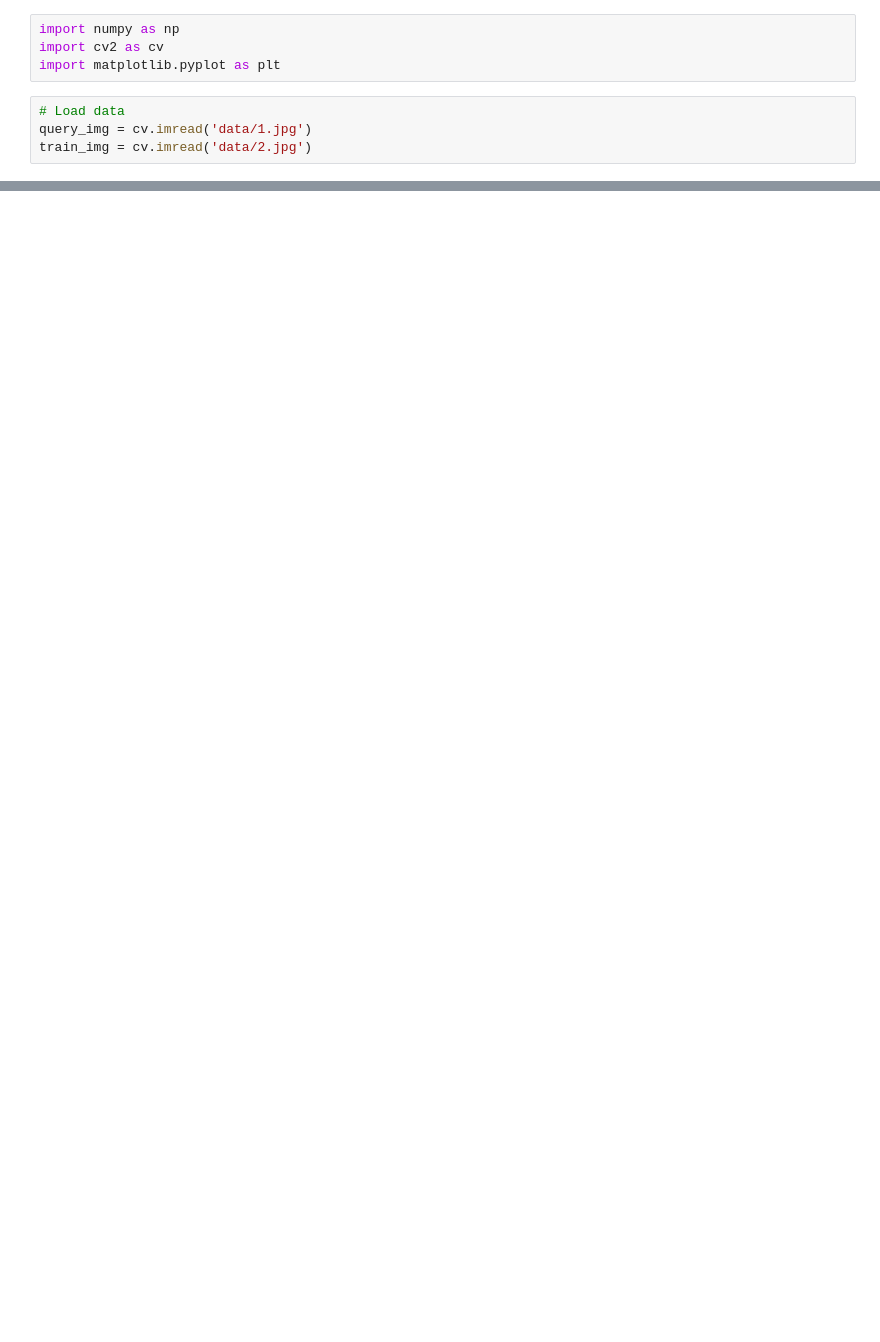
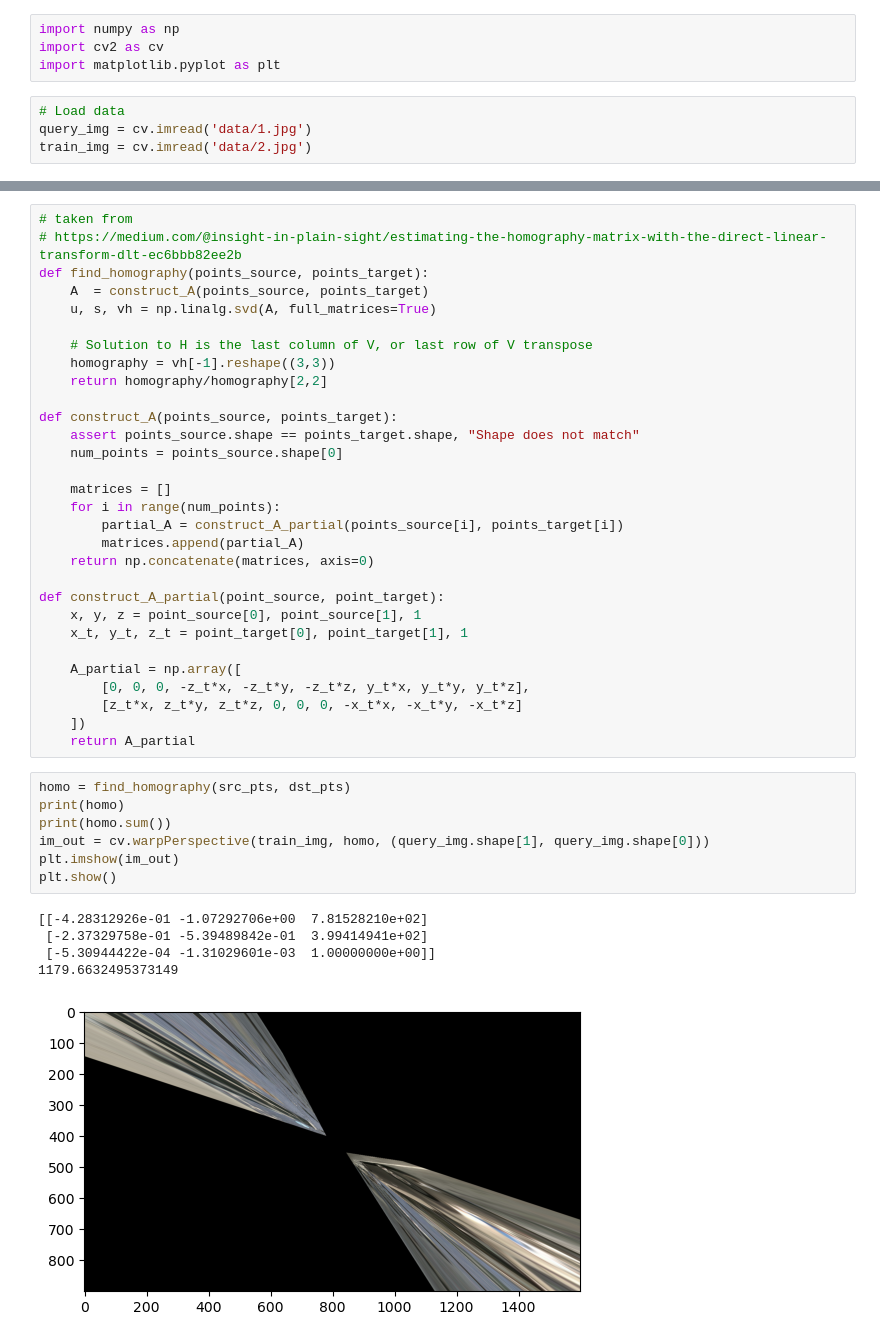
Before and after one commit to Patschwemm/CV_Course, a Jupyter notebook: Sheet10/sheet10.ipynb, the cells around one changed output, grey strips where cells are left out. Cells and saved outputs as stored; diff of their text form; blank space fills up the shorter version.

```diff
--- a/Sheet10/sheet10.ipynb
+++ b/Sheet10/sheet10.ipynb
@@ -85,0 +73,43 @@ float32
+# %%
+# taken from
+# https://medium.com/@insight-in-plain-sight/estimating-the-homography-matrix-with-the-direct-linear-transform-dlt-ec6bbb82ee2b
+def find_homography(points_source, points_target):
+    A  = construct_A(points_source, points_target)
+    u, s, vh = np.linalg.svd(A, full_matrices=True)
+
+    # Solution to H is the last column of V, or last row of V transpose
+    homography = vh[-1].reshape((3,3))
+    return homography/homography[2,2]
+
+def construct_A(points_source, points_target):
+    assert points_source.shape == points_target.shape, "Shape does not match"
+    num_points = points_source.shape[0]
+
+    matrices = []
+    for i in range(num_points):
+        partial_A = construct_A_partial(points_source[i], points_target[i])
+        matrices.append(partial_A)
+    return np.concatenate(matrices, axis=0)
+
+def construct_A_partial(point_source, point_target):
+    x, y, z = point_source[0], point_source[1], 1
+    x_t, y_t, z_t = point_target[0], point_target[1], 1
+
+    A_partial = np.array([
+        [0, 0, 0, -z_t*x, -z_t*y, -z_t*z, y_t*x, y_t*y, y_t*z],
+        [z_t*x, z_t*y, z_t*z, 0, 0, 0, -x_t*x, -x_t*y, -x_t*z]
+    ])
+    return A_partial
+# %%
+homo = find_homography(src_pts, dst_pts)
+print(homo)
+print(homo.sum())
+im_out = cv.warpPerspective(train_img, homo, (query_img.shape[1], query_img.shape[0]))
+plt.imshow(im_out)
+plt.show()
+# %% [output]
+[[-4.28312926e-01 -1.07292706e+00  7.81528210e+02]
+ [-2.37329758e-01 -5.39489842e-01  3.99414941e+02]
+ [-5.30944422e-04 -1.31029601e-03  1.00000000e+00]]
+1179.6632495373149
+[figure, added]
```
Also changed, not shown: parts of 7 cells of this notebook, 23 other files.
